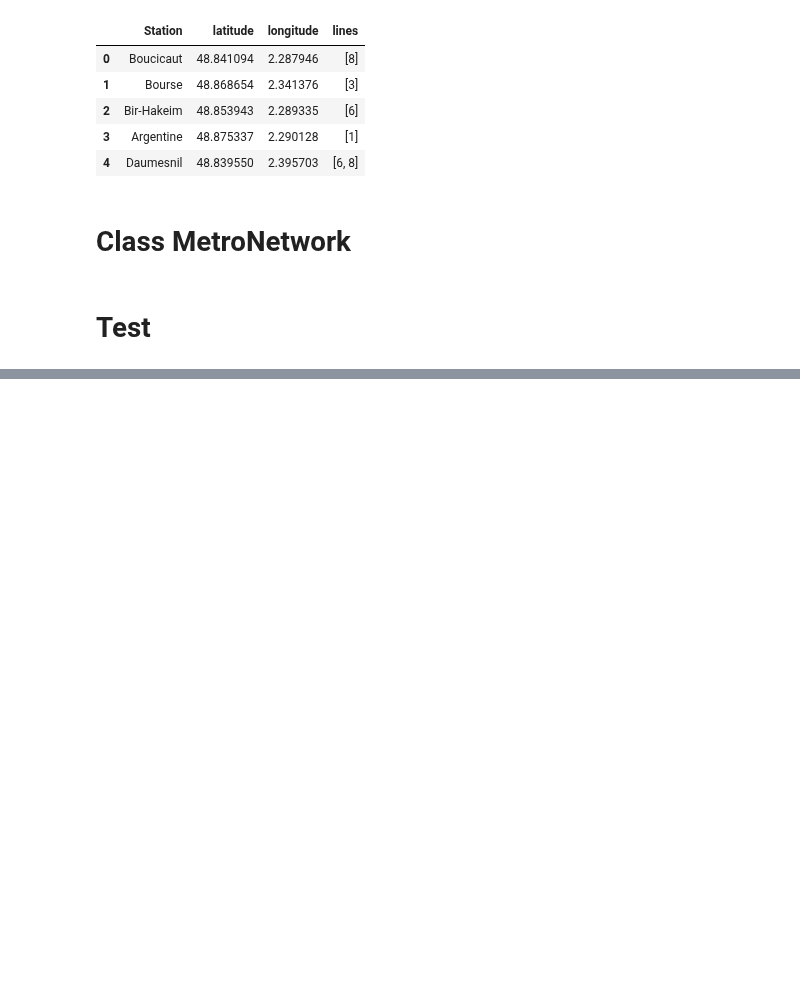
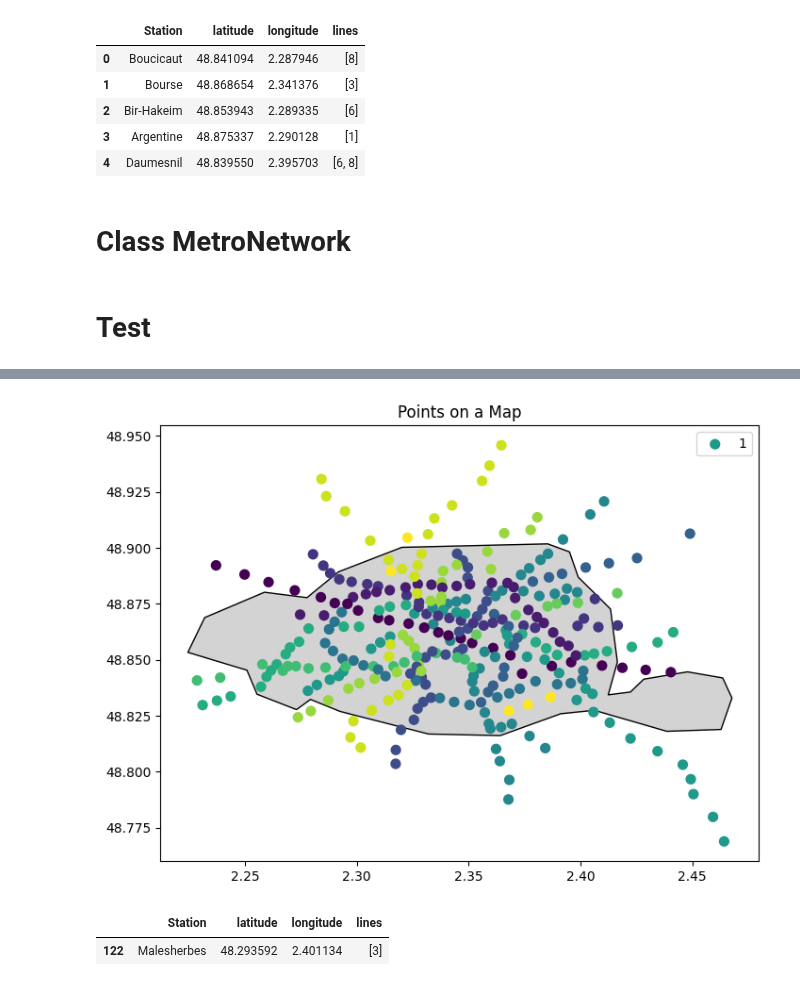
Before and after one commit to SerranoAdrian/FlowForecasting, a Jupyter notebook: from_scratch.ipynb, the cells around one changed output, grey strips where cells are left out. Drawn from its saved outputs; the diff is of its cells as text; code cells hidden in the pictures; blank space fills up the shorter version.

```diff
--- a/from_scratch.ipynb
+++ b/from_scratch.ipynb
@@ -316,0 +371,22 @@ station_coords[station_coords['lines'].apply(lambda x: 6 in x)]
+# %%
+color = stations_gdf['lines'].apply(first_element)
+
+paris = gpd.read_file("paris.geojson")
+
+# Plot the world map
+ax = paris.plot(figsize=(10, 6), color='lightgray', edgecolor='black')
+
+# Plot the points on top of the map
+stations_gdf.plot(ax=ax, marker='o', c=color, markersize=50)
+
+# Add title and show the plot
+plt.title("Points on a Map")
+plt.legend(['1','2','3','4','5','7','8','9','10','11','12','13','14'])
+plt.show()
+# %% [output]
+[figure, added]
+# %%
+station_coords[station_coords['latitude'] < 48.5]
+# %% [output]
+|  | Station | latitude | longitude | lines |
+| 122 | Malesherbes | 48.293592 | 2.401134 | [3] |
```
Also changed, not shown: parts of 16 cells of this notebook, 2 other files.
